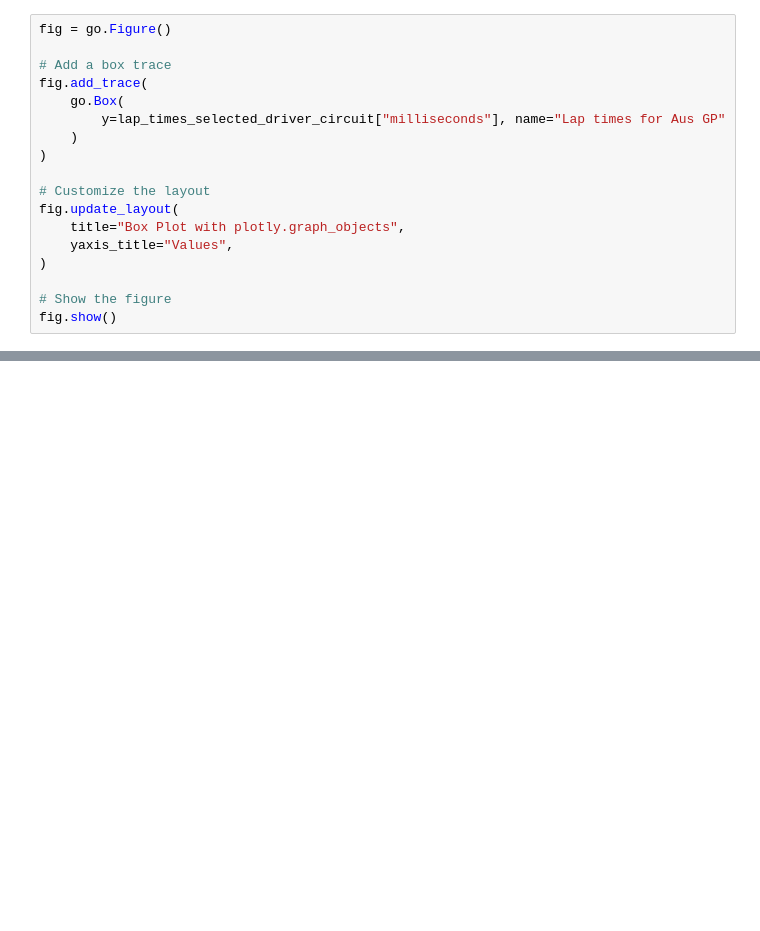
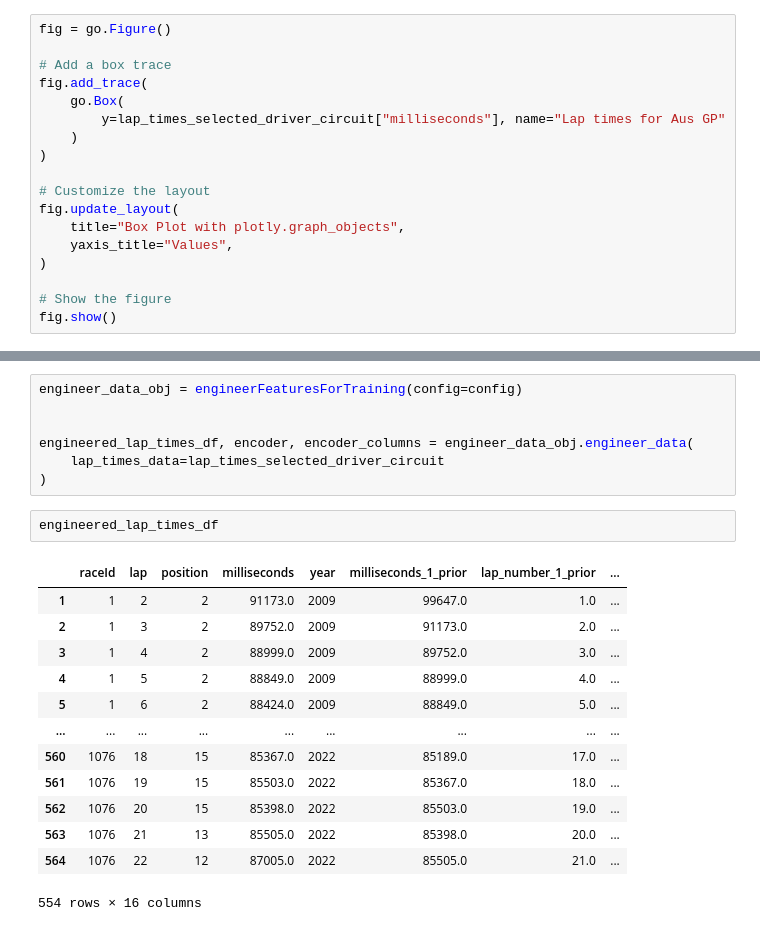
Before and after one commit to varunp04/predict-formula, a Jupyter notebook: src/model_training/master_pipeline_notebook.ipynb, the cells around one changed output, grey strips where cells are left out. Drawn from its saved outputs; the diff is of its cells as text; blank space fills up the shorter version.

```diff
--- a/src/model_training/master_pipeline_notebook.ipynb
+++ b/src/model_training/master_pipeline_notebook.ipynb
@@ -358,0 +381,23 @@ fig.show()
+# %%
+engineer_data_obj = engineerFeaturesForTraining(config=config)
+
+
+engineered_lap_times_df, encoder, encoder_columns = engineer_data_obj.engineer_data(
+    lap_times_data=lap_times_selected_driver_circuit
+)
+# %%
+engineered_lap_times_df
+# %% [output]
+|  | raceId | lap | position | milliseconds | year | milliseconds_1_prior | lap_number_1_prior | ... |
+| 1 | 1 | 2 | 2 | 91173.0 | 2009 | 99647.0 | 1.0 | ... |
+| 2 | 1 | 3 | 2 | 89752.0 | 2009 | 91173.0 | 2.0 | ... |
+| 3 | 1 | 4 | 2 | 88999.0 | 2009 | 89752.0 | 3.0 | ... |
+| 4 | 1 | 5 | 2 | 88849.0 | 2009 | 88999.0 | 4.0 | ... |
+| 5 | 1 | 6 | 2 | 88424.0 | 2009 | 88849.0 | 5.0 | ... |
+| ... | ... | ... | ... | ... | ... | ... | ... | ... |
+| 560 | 1076 | 18 | 15 | 85367.0 | 2022 | 85189.0 | 17.0 | ... |
+| 561 | 1076 | 19 | 15 | 85503.0 | 2022 | 85367.0 | 18.0 | ... |
+| 562 | 1076 | 20 | 15 | 85398.0 | 2022 | 85503.0 | 19.0 | ... |
+| 563 | 1076 | 21 | 13 | 85505.0 | 2022 | 85398.0 | 20.0 | ... |
+| 564 | 1076 | 22 | 12 | 87005.0 | 2022 | 85505.0 | 21.0 | ... |
+554 rows × 16 columns
```
Also changed, not shown: parts of 10 cells of this notebook, 4 other files.
